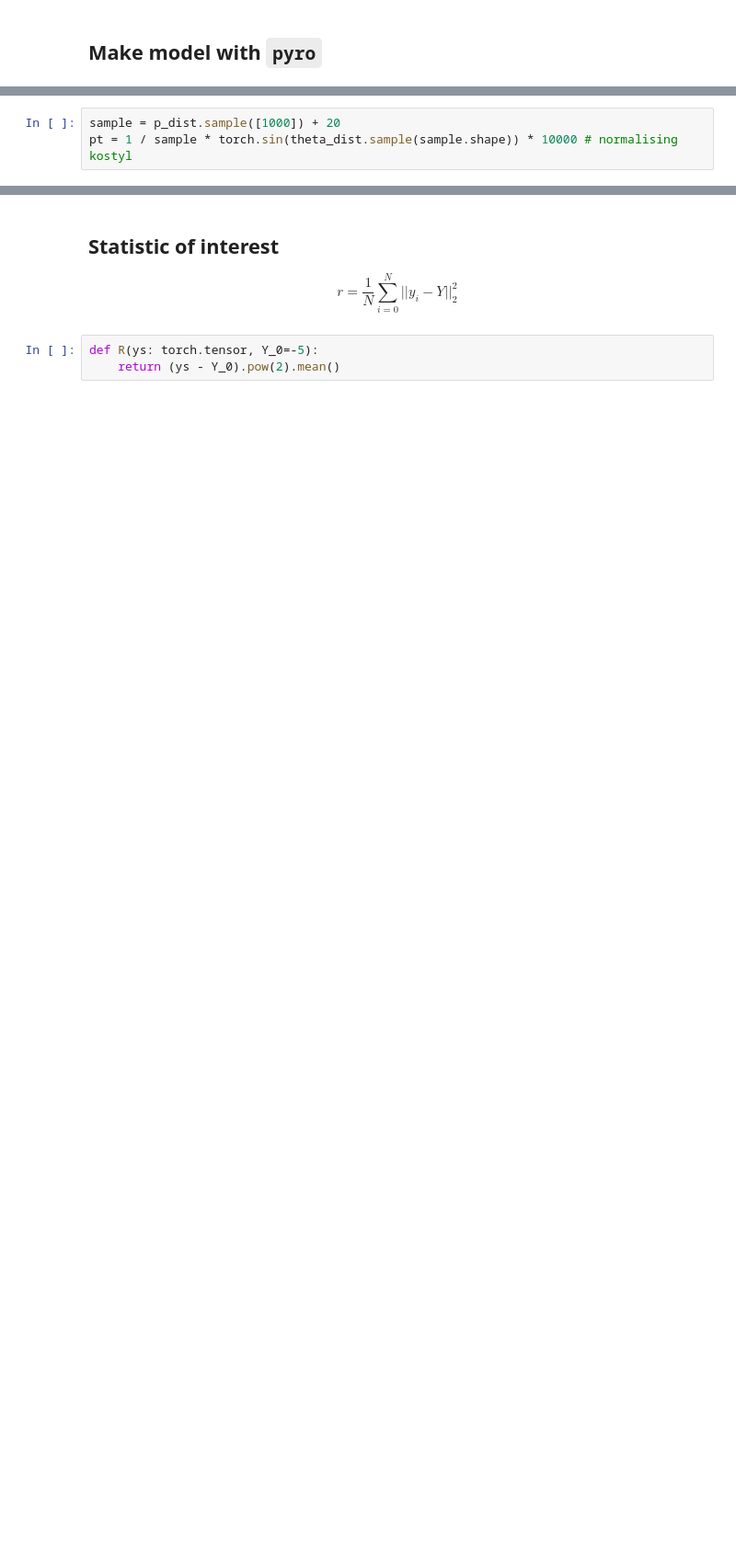
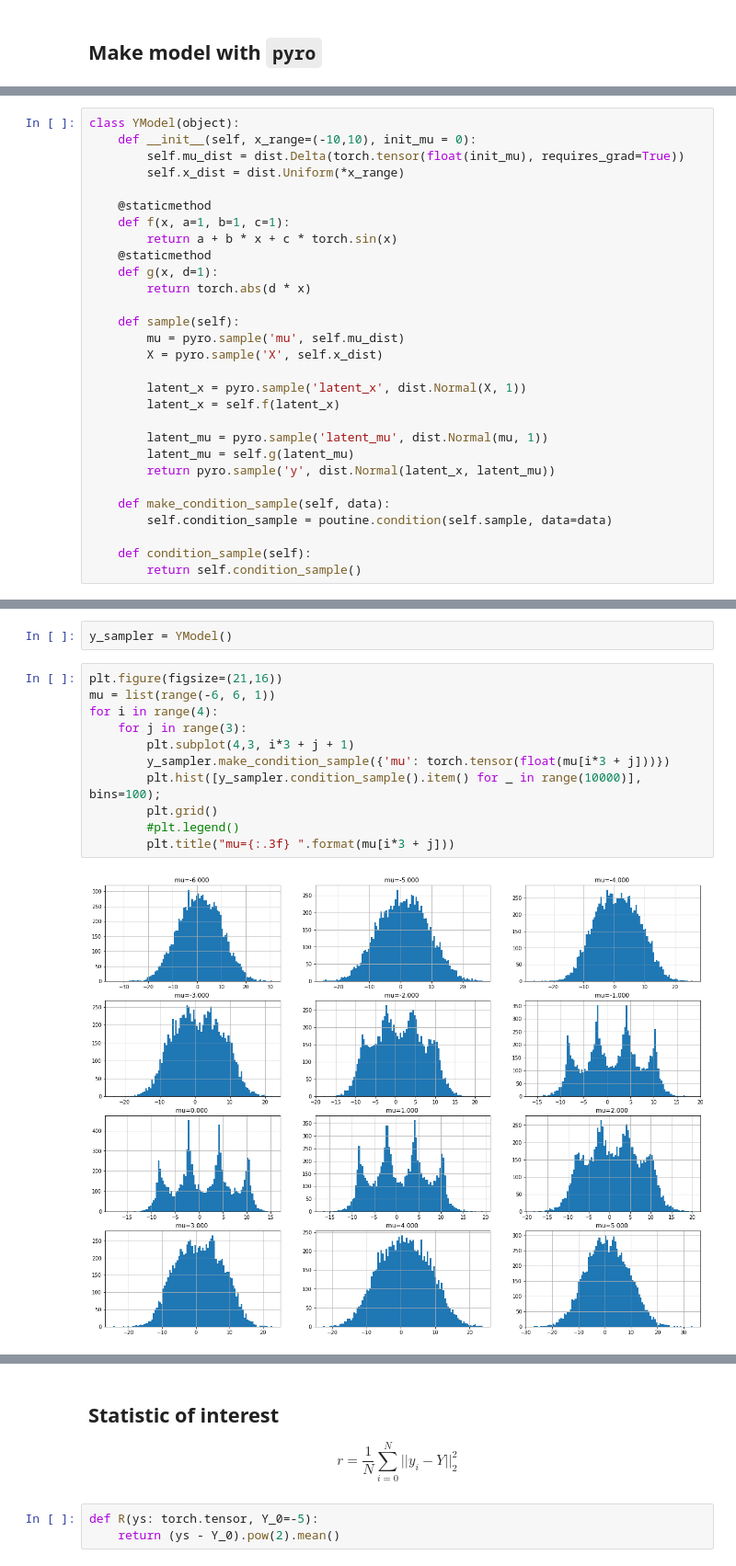
Before and after one commit to SchattenGenie/diff-surrogate, a Jupyter notebook: model.ipynb, the cells around one changed output, grey strips where cells are left out. Shown at 92% size. Cells and saved outputs as stored; diff of their text form; blank space fills up the shorter version.

```diff
--- a/model.ipynb
+++ b/model.ipynb
@@ -36,3 +44,0 @@ theta_dist = dist.Uniform(0, 0.01)
-# %%
-sample = p_dist.sample([1000]) + 20
-pt = 1 / sample * torch.sin(theta_dist.sample(sample.shape)) * 10000 # normalising kostyl
@@ -77,0 +45,29 @@ plt.hist([conditioned_y_sample().item() for _ in range(10000)], bins=100);
+# %%
+class YModel(object):
+    def __init__(self, x_range=(-10,10), init_mu = 0):
+        self.mu_dist = dist.Delta(torch.tensor(float(init_mu), requires_grad=True))
+        self.x_dist = dist.Uniform(*x_range)
+
+    @staticmethod
+    def f(x, a=1, b=1, c=1):
+        return a + b * x + c * torch.sin(x)
+    @staticmethod
+    def g(x, d=1):
+        return torch.abs(d * x)
+
+    def sample(self):
+        mu = pyro.sample('mu', self.mu_dist)
+        X = pyro.sample('X', self.x_dist)
+
+        latent_x = pyro.sample('latent_x', dist.Normal(X, 1))
+        latent_x = self.f(latent_x)
+
+        latent_mu = pyro.sample('latent_mu', dist.Normal(mu, 1))
+        latent_mu = self.g(latent_mu)
+        return pyro.sample('y', dist.Normal(latent_x, latent_mu))
+
+    def make_condition_sample(self, data):
+        self.condition_sample = poutine.condition(self.sample, data=data)
+
+    def condition_sample(self):
+        return self.condition_sample()
@@ -77,0 +76,15 @@ plt.hist([conditioned_y_sample().item() for _ in range(10000)], bins=100);
+# %%
+y_sampler = YModel()
+# %%
+plt.figure(figsize=(21,16))
+mu = list(range(-6, 6, 1))
+for i in range(4):
+    for j in range(3):
+        plt.subplot(4,3, i*3 + j + 1)
+        y_sampler.make_condition_sample({'mu': torch.tensor(float(mu[i*3 + j]))})
+        plt.hist([y_sampler.condition_sample().item() for _ in range(10000)], bins=100);
+        plt.grid()
+        #plt.legend()
+        plt.title("mu={:.3f} ".format(mu[i*3 + j]))
+# %% [output]
+[figure, added]
```
Also changed, not shown: parts of 24 cells of this notebook.
